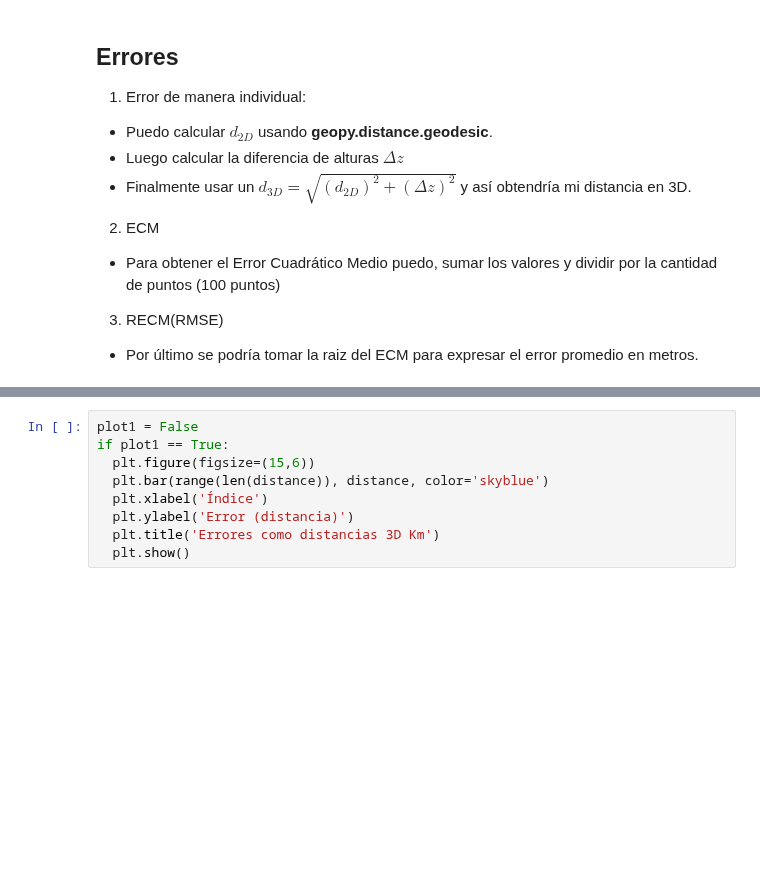
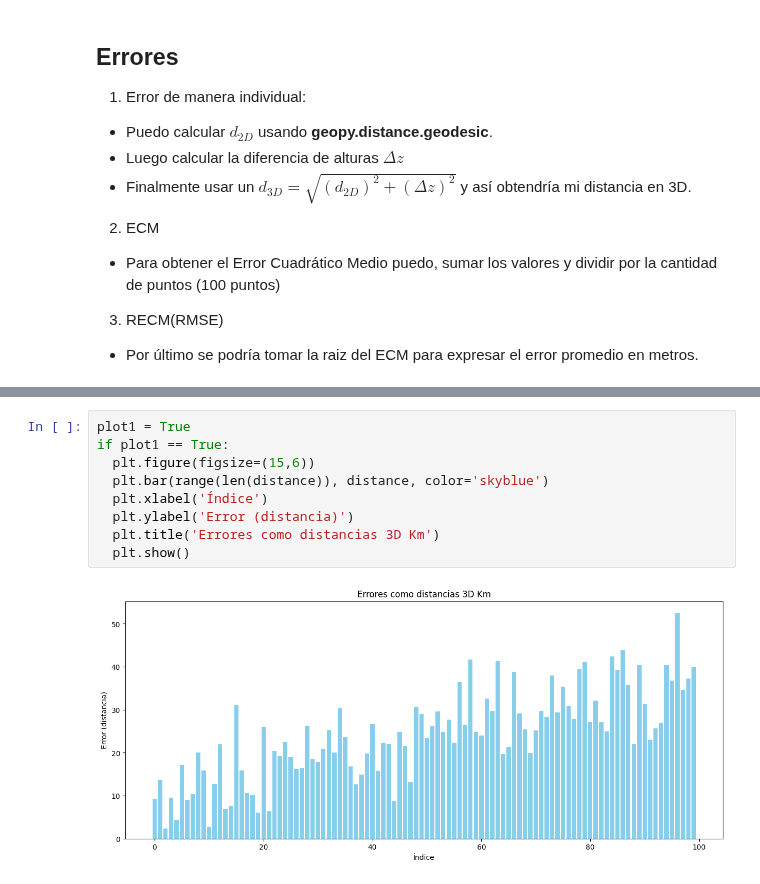
Before and after one commit to ValeFernando840/Ray-Tracing, a Jupyter notebook: Testeo_Modelos.ipynb, the cells around one changed output, grey strips where cells are left out. Drawn from its saved outputs; the diff is of its cells as text; blank space fills up the shorter version.

```diff
--- a/Testeo_Modelos.ipynb
+++ b/Testeo_Modelos.ipynb
@@ -134,12 +149,14 @@ Raiz del error ECM: 101.19341428953206
 # %%
-plot1 = False
+plot1 = True
 if plot1 == True:
   plt.figure(figsize=(15,6))
   plt.bar(range(len(distance)), distance, color='skyblue')
   plt.xlabel('Índice')
   plt.ylabel('Error (distancia)')
   plt.title('Errores como distancias 3D Km')
   plt.show()
+# %% [output]
+[figure, added]
 # %%
 distance_3d = utlnn.distances_3D(distance,y_true_heights,y_pred_heights)
 plt.figure(figsize=(15,6))
```
Also changed, not shown: parts of 7 cells of this notebook, 1 other file.
